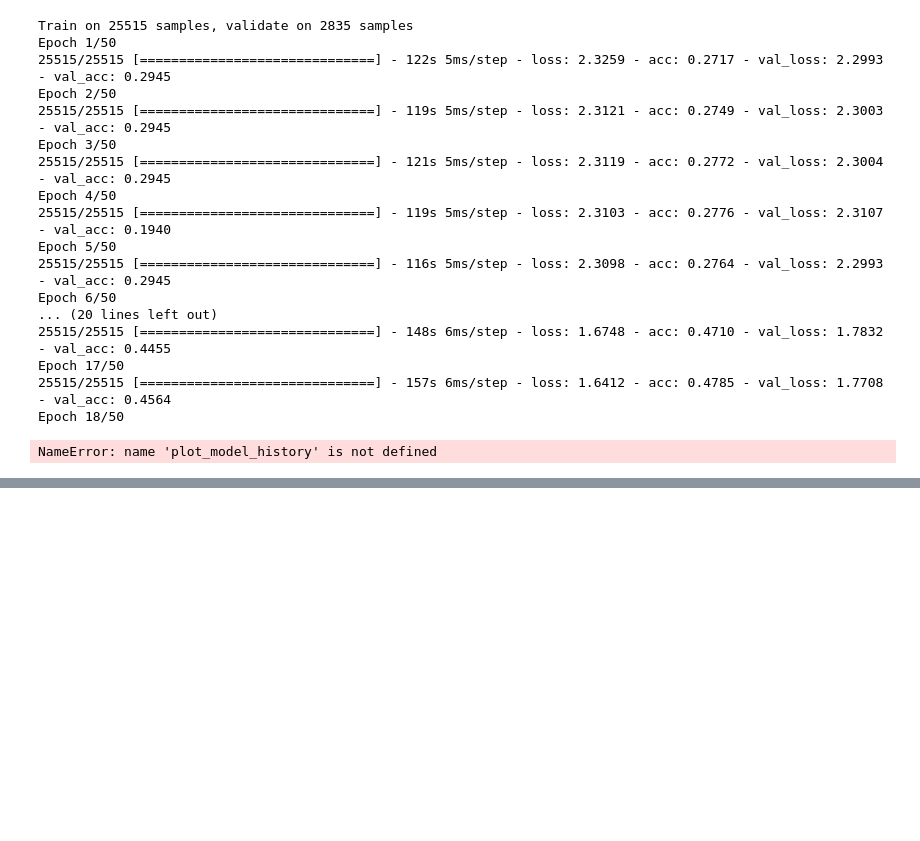
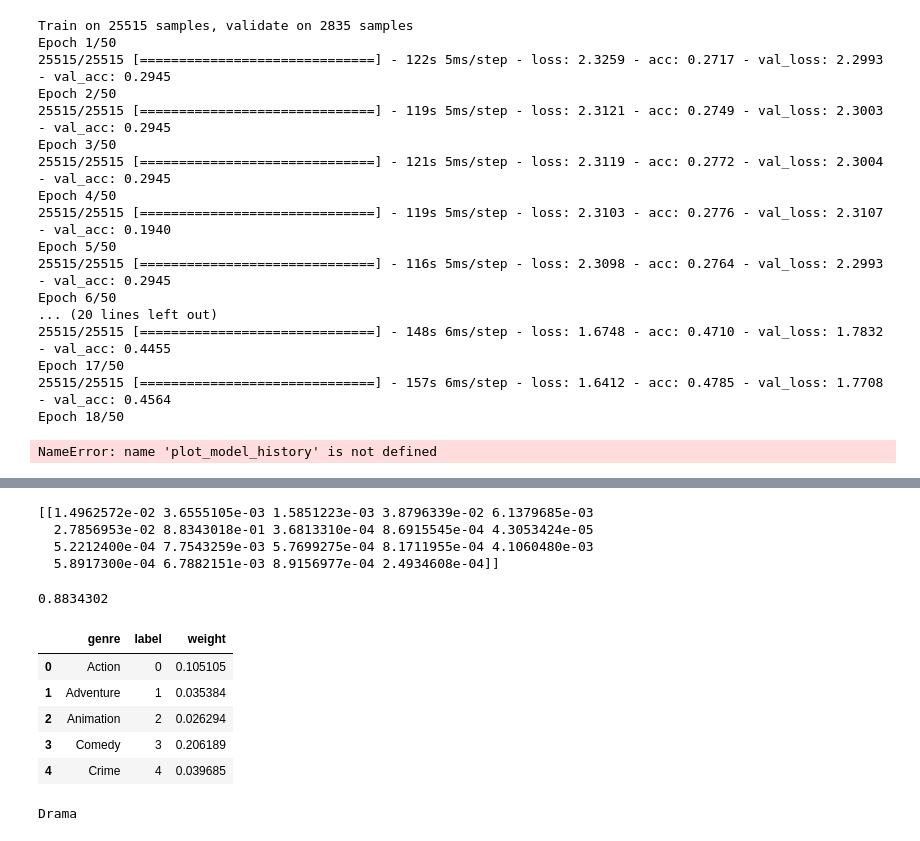
Before and after one commit to yjthoo/MovieGenreClassifier, a Jupyter notebook: LSTM_model.ipynb, the cells around one changed output, grey strips where cells are left out. Cells and saved outputs as stored; diff of their text form; code cells hidden in the pictures; blank space fills up the shorter version.

Commit message:
correcting the output format of the model and updating the readme

```diff
--- a/LSTM_model.ipynb
+++ b/LSTM_model.ipynb
@@ -419,0 +470,12 @@ print("Test accuracy = ", acc)
+# %%
+prediction = model.predict(overview_indices)
+print(prediction)
+# %% [output]
+[[1.4962572e-02 3.6555105e-03 1.5851223e-03 3.8796339e-02 6.1379685e-03
+  2.7856953e-02 8.8343018e-01 3.6813310e-04 8.6915545e-04 4.3053424e-05
+  5.2212400e-04 7.7543259e-03 5.7699275e-04 8.1711955e-04 4.1060480e-03
+  5.8917300e-04 6.7882151e-03 8.9156977e-04 2.4934608e-04]]
+# %%
+prediction.max()
+# %% [output]
+0.8834302
@@ -419,0 +484,10 @@ print("Test accuracy = ", acc)
+# %%
+genreLabels = pd.read_csv('datasets/genreLabels.csv')
+genreLabels.head()
+# %% [output]
+|  | genre | label | weight |
+| 0 | Action | 0 | 0.105105 |
+| 1 | Adventure | 1 | 0.035384 |
+| 2 | Animation | 2 | 0.026294 |
+| 3 | Comedy | 3 | 0.206189 |
+| 4 | Crime | 4 | 0.039685 |
@@ -419,0 +496,4 @@ print("Test accuracy = ", acc)
+# %%
+print(genre)
+# %% [output]
+Drama
```
Also changed, not shown: parts of 10 cells of this notebook, 4 other files.
